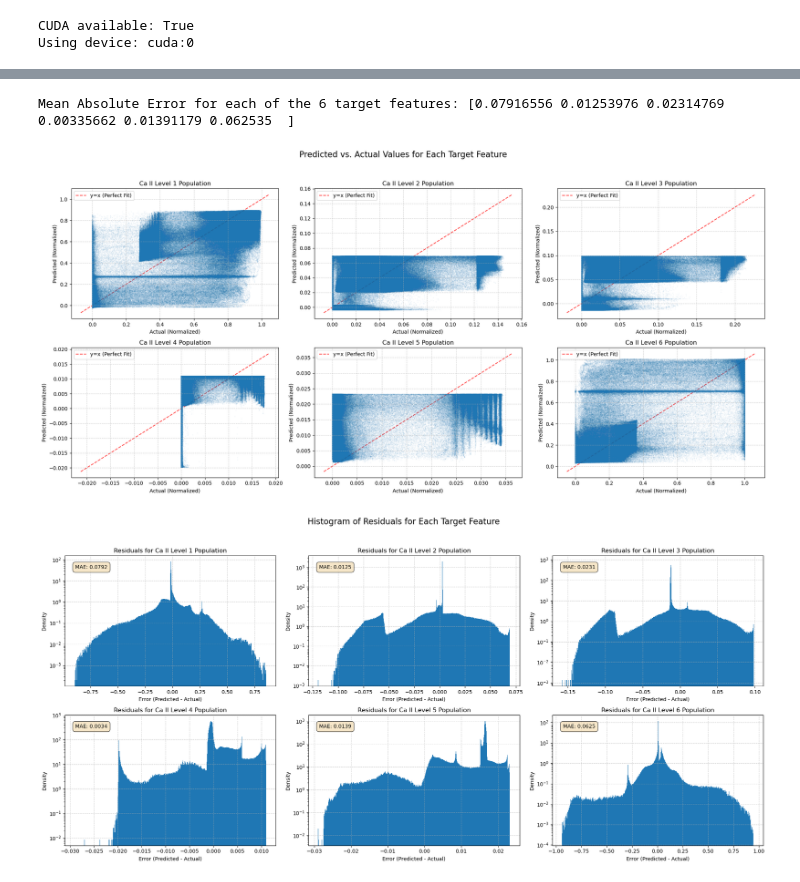
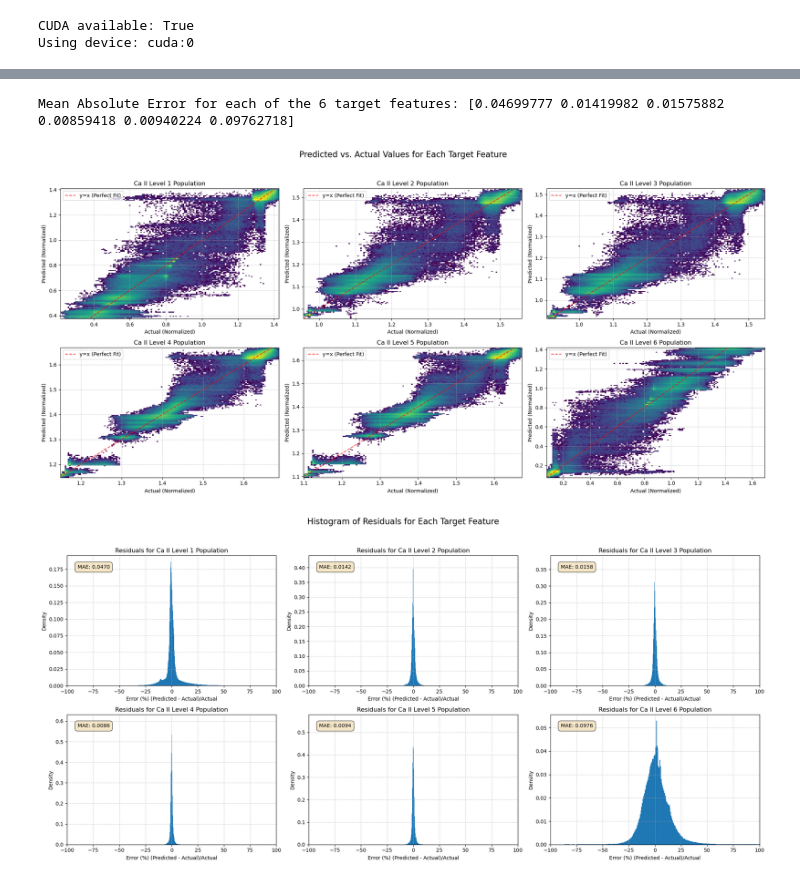
Before and after one commit to andreuva/graphnet_nlte, a Jupyter notebook: gnn_inference.ipynb, the cells around one changed output, grey strips where cells are left out. Saved outputs shown, nothing was run; the diff lists cells and outputs as text; code cells hidden in the pictures.

```diff
--- a/gnn_inference.ipynb
+++ b/gnn_inference.ipynb
@@ -39,7 +39,7 @@ n_p_orig = np.memmap(f'{datadir}/AR_385_np.dat', dtype='<f4', mode='r', shape=(n
 from scipy.interpolate import interpn
 
 z, y, x = (np.arange(d) for d in (nz, ny, nx))
-new_nz = 128
+new_nz = 50
 new_z, new_y, new_x = (np.linspace(0, d-1, new_d) for d, new_d in zip((nz, ny, nx), (new_nz, ny, nx)))
 new_zv, new_yv, new_xv = np.meshgrid(new_z, new_y, new_x, indexing='ij', sparse=True)
 new_points = (new_zv, new_yv, new_xv)
@@ -82,0 +96,9 @@ Features shape: (32514048, 10), Targets shape: (32514048, 6)
+# %%
+plt.figure(0,(16,12), 150)
+
+for i in range(datast_test.features.shape[1]):
+    plt.subplot(2,5,i+1)
+    plt.title(features_labels[i])
+    plt.hist(datast_test.features[:,i],100, density=True)
+plt.tight_layout()
+plt.show()
@@ -82,0 +107,8 @@ Features shape: (32514048, 10), Targets shape: (32514048, 6)
+# %%
+plt.figure(0,(16,12), 150)
+for i in range(datast_test.targets.shape[1]):
+    plt.subplot(2,3,i+1)
+    plt.title(f'Level population of Ca II_{i}')
+    plt.hist(datast_test.targets[:,i],250, density=True)
+plt.tight_layout()
+plt.show()
@@ -83,6 +117,6 @@ Features shape: (32514048, 10), Targets shape: (32514048, 6)
 # %%
 # Define the path to your best saved model
-checkpoint_path = 'checkpoints/2025.07.22-16:14:29_best.pth' # Make sure this path is correct
+checkpoint_path = 'checkpoints/2025.07.28-03:33:12_best.pth' # Make sure this path is correct
 
 # Load the checkpoint dictionary
 # Use map_location to ensure the model loads correctly on CPU if it was trained on GPU
@@ -139,61 +173,65 @@ Targets shape: (2903040, 6)
 # %%
 # Calculate residuals and Mean Absolute Error (MAE)
-residuals = (predictions - targets)
+residuals = (predictions - targets)/targets
 mae = np.mean(np.abs(residuals), axis=0)
 
 print(f"Mean Absolute Error for each of the 6 target features: {mae}")
 # %% [output]
-Mean Absolute Error for each of the 6 target features: [0.07916556 0.01253976 0.02314769 0.00335662 0.01391179 0.062535  ]
+Mean Absolute Error for each of the 6 target features: [0.04699777 0.01419982 0.01575882 0.00859418 0.00940224 0.09762718]
 # %%
 # The target variable (level populations) has 6 dimensions. We'll create a plot for each.
 fig, axes = plt.subplots(2, 3, figsize=(20, 10), dpi=100)
 axes = axes.flatten()
+import matplotlib.colors as colors
 
 for i in range(predictions.shape[1]):
     ax = axes[i]
 
     # To avoid plotting millions of points, we take a random sample
     # sample_indices = np.random.choice(len(predictions), size=int(1e5), replace=False)
     # ax.scatter(targets[sample_indices, i], predictions[sample_indices, i], alpha=0.1, s=1)
-    ax.scatter(targets[:, i], predictions[:, i], alpha=0.05, s=0.5)
+    # ax.scatter(targets[:, i], predictions[:, i], alpha=0.05, s=0.5)
+    ax.hist2d(targets[:, i], predictions[:, i], 150, norm=colors.LogNorm())
 
     # Add the y=x line for reference
     lims = [
         np.min([ax.get_xlim(), ax.get_ylim()]),
         np.max([ax.get_xlim(), ax.get_ylim()]),
     ]
-    ax.plot(lims, lims, 'r--', alpha=0.75, zorder=0, label='y=x (Perfect Fit)')
+    ax.plot(lims, lims, 'r--', alpha=0.75, zorder=1, label='y=x (Perfect Fit)')
 
     ax.set_title(f'Ca II Level {i+1} Population')
     ax.set_xlabel('Actual (Normalized)')
     ax.set_ylabel('Predicted (Normalized)')
     ax.grid(True, linestyle='--', alpha=0.6)
     ax.legend(loc='upper left')
 
 fig.suptitle('Predicted vs. Actual Values for Each Target Feature', fontsize=16)
 plt.tight_layout(rect=[0, 0.03, 1, 0.95])
 plt.show()
 # %% [output]
-[figure, old version]
+[figure, new version]
 # %%
 fig, axes = plt.subplots(2, 3, figsize=(20, 10), dpi=100)
 axes = axes.flatten()
 
 for i in range(residuals.shape[1]):
     ax = axes[i]
-    ax.hist(residuals[:, i], bins=1000, density=True)
+    ax.hist(residuals[:, i]*100, bins=1000, density=True)
     ax.set_title(f'Residuals for Ca II Level {i+1} Population')
-    ax.set_xlabel('Error (Predicted - Actual)')
+    ax.set_xlabel('Error (%) (Predicted - Actual)/Actual')
     ax.set_ylabel('Density')
-    ax.set_yscale('log')
+    # ax.set_yscale('log')
     ax.grid(True, linestyle='--', alpha=0.6)
 
     # Add text for Mean Absolute Error
     ax.text(0.05, 0.9, f'MAE: {mae[i]:.4f}', transform=ax.transAxes,
             bbox=dict(boxstyle='round,pad=0.5', fc='wheat', alpha=0.7))
 
+    ax.set_xlim(-100,100)
+
 fig.suptitle('Histogram of Residuals for Each Target Feature', fontsize=16)
 plt.tight_layout(rect=[0, 0.03, 1, 0.95])
 plt.show()
 # %% [output]
-[figure, old version]
+[figure, new version]
```
Also changed, not shown: parts of 7 cells of this notebook, 1 other file.
